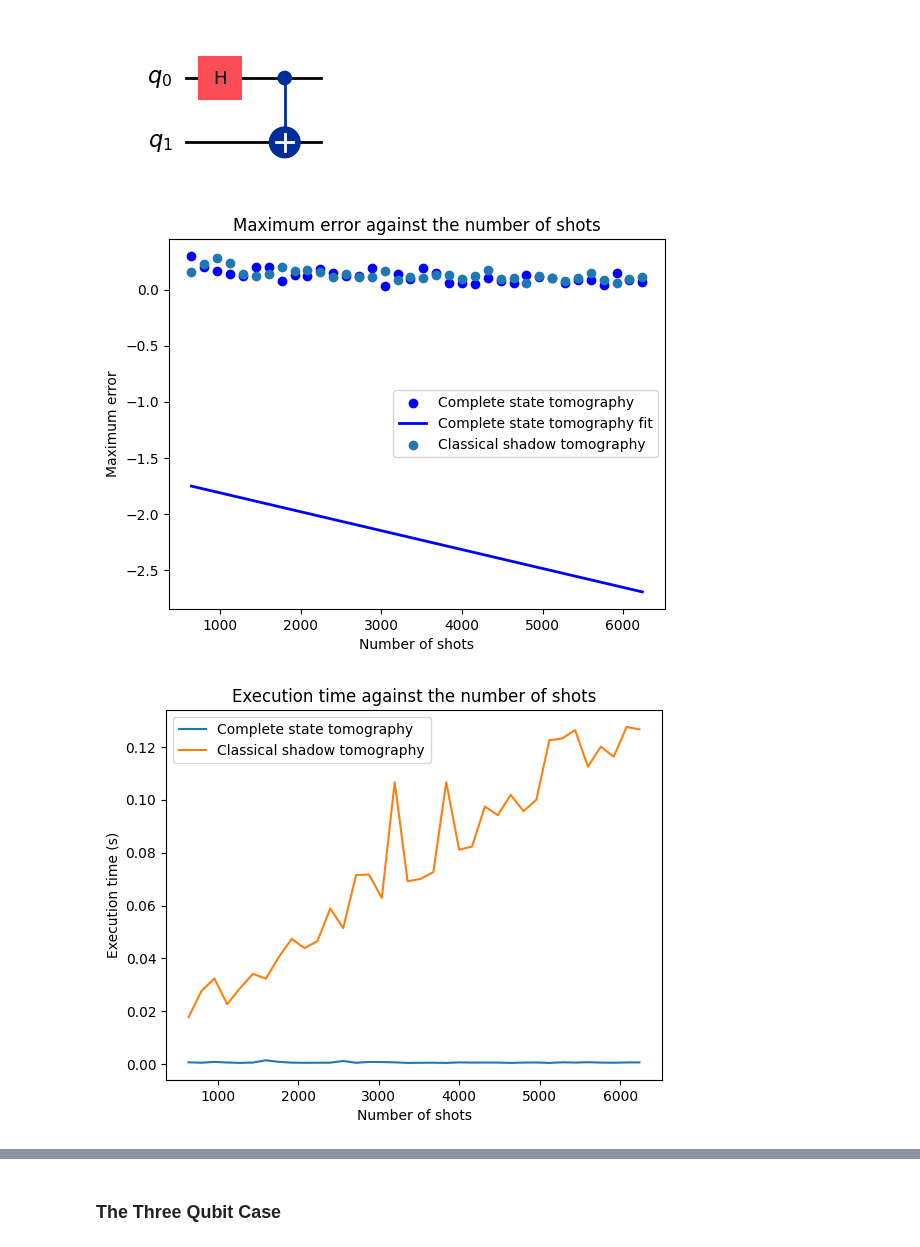
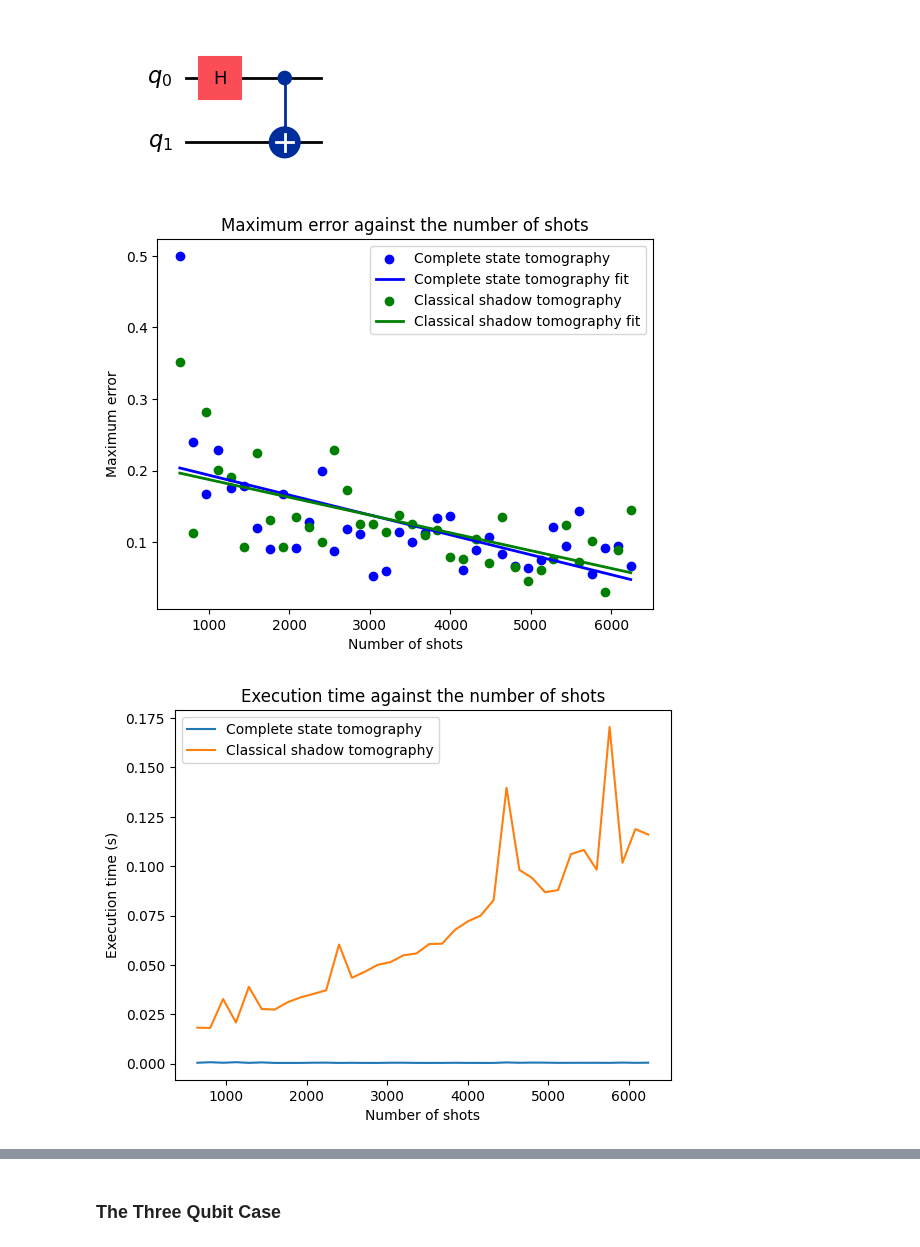
Before and after one commit to ZacharyKokot/Summer-Research-2024, a Jupyter notebook: ShadowTomography.ipynb, the cells around one changed output, grey strips where cells are left out. Cells and saved outputs as stored; diff of their text form; code cells hidden in the pictures.

```diff
--- a/ShadowTomography.ipynb
+++ b/ShadowTomography.ipynb
@@ -1197,29 +1197,31 @@ for shots in shots_list:
 # %%
 # Plots
 # Plot the maximum error for each estimation method against the number of shots.
 plt.scatter(shots_list, max_tomography_error, label = "Complete state tomography", color = "b")
-b, a = np.polyfit(shots_list, np.log(max_tomography_error), deg = 1)
+b, a = np.polyfit(shots_list, max_tomography_error, deg = 1)
 plt.plot(shots_list, a + b * shots_list, label = "Complete state tomography fit", color = "b", lw = 2)
-plt.scatter(shots_list, max_shadow_error, label = "Classical shadow tomography")
+plt.scatter(shots_list, max_shadow_error, label = "Classical shadow tomography", color = "g")
+b, a = np.polyfit(shots_list, max_shadow_error, deg = 1)
+plt.plot(shots_list, a + b * shots_list, label = "Classical shadow tomography fit", color = "g", lw = 2)
 plt.xlabel("Number of shots")
 #plt.xscale("log")
 plt.ylabel("Maximum error")
 #plt.yscale("log")
 plt.title("Maximum error against the number of shots")
 plt.legend()
 plt.show()
 
 # Plot the execution times for each estimation method against the number of shots.
 plt.plot(shots_list, tomography_times, label = "Complete state tomography")
 plt.plot(shots_list, shadow_times, label = "Classical shadow tomography")
 plt.xlabel("Number of shots")
 plt.ylabel("Execution time (s)")
 plt.title("Execution time against the number of shots")
 plt.legend()
 plt.show()
 # %% [output]
-[figure, old version]
+[figure, new version]
-[figure, old version]
+[figure, new version]
 # %%
 errors = expected_max_error(np.array(shots_list)/10)
 
```
Also changed, not shown: parts of 11 cells of this notebook, 7 other files.
